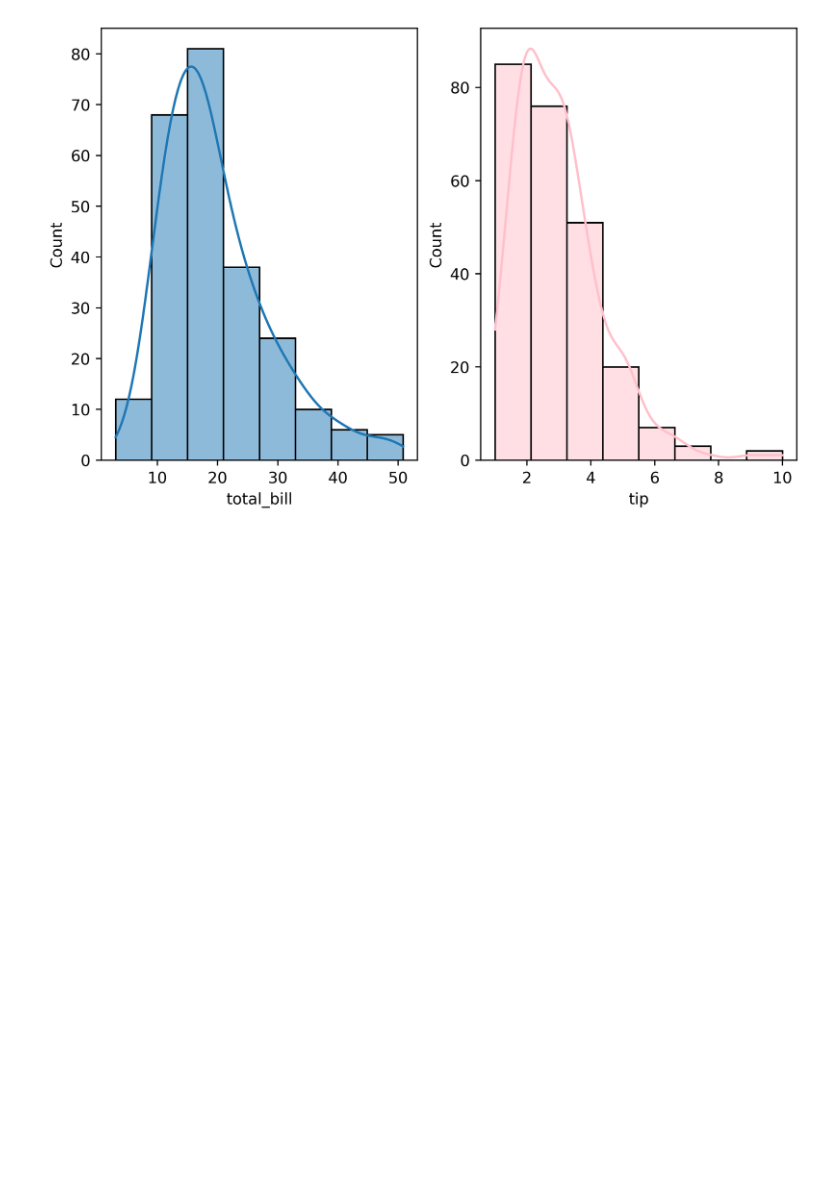
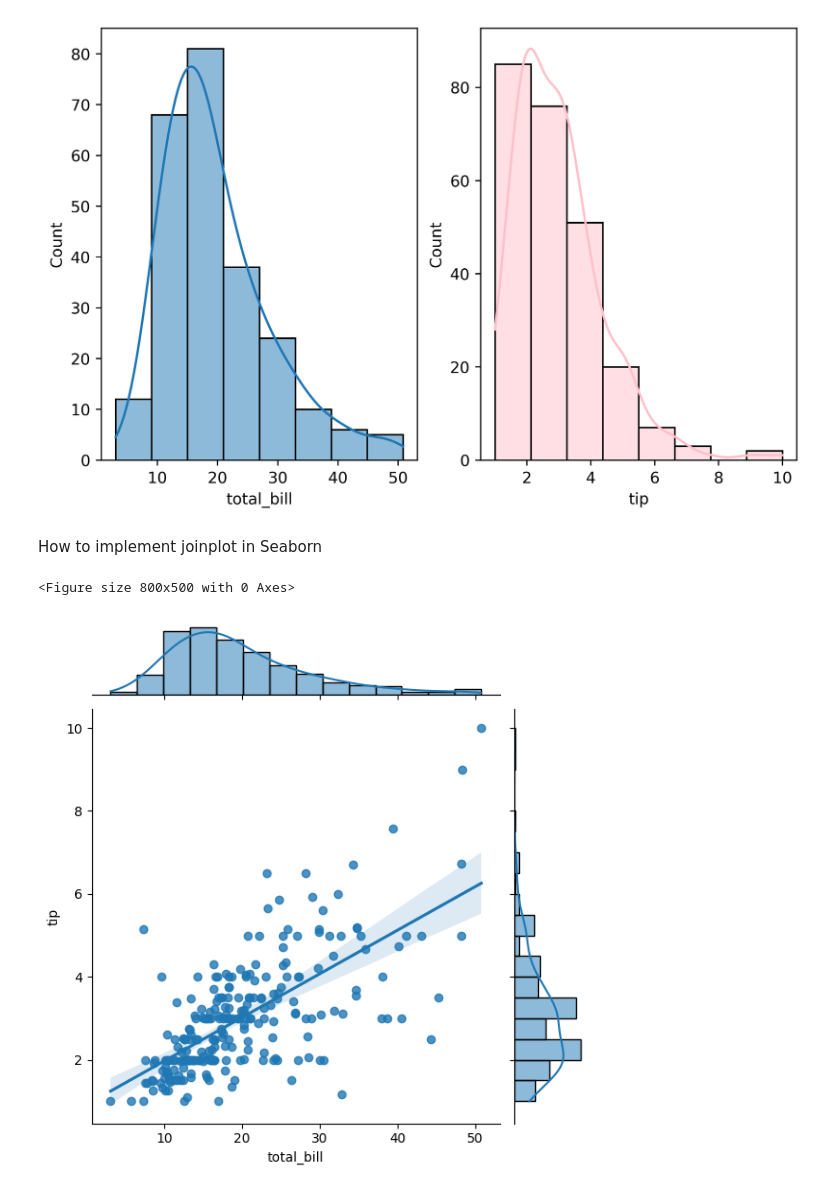
Before and after one commit to R123gh/Data-visualization-, a Jupyter notebook: 7.Seaborn_hist.ipynb, the cells around one changed output. Saved outputs shown, nothing was run; the diff lists cells and outputs as text; code cells hidden in the pictures; blank space fills up the shorter version.

```diff
--- a/7.Seaborn_hist.ipynb
+++ b/7.Seaborn_hist.ipynb
@@ -31,3 +31,12 @@ sns.histplot(df['tip'], bins= 8 , kde = True  , color= 'pink')
 plt.show()
 # %% [output]
 [figure]
+# %% [markdown]
+How to implement joinplot in Seaborn
+# %%
+plt.figure(figsize=(8,5))
+sns.jointplot(x = 'total_bill', y = 'tip' , data = df , kind = 'reg' )
+plt.show()
+# %% [output]
+<Figure size 800x500 with 0 Axes>
+[figure, added]
```
Also changed, not shown: parts of 4 cells of this notebook.
